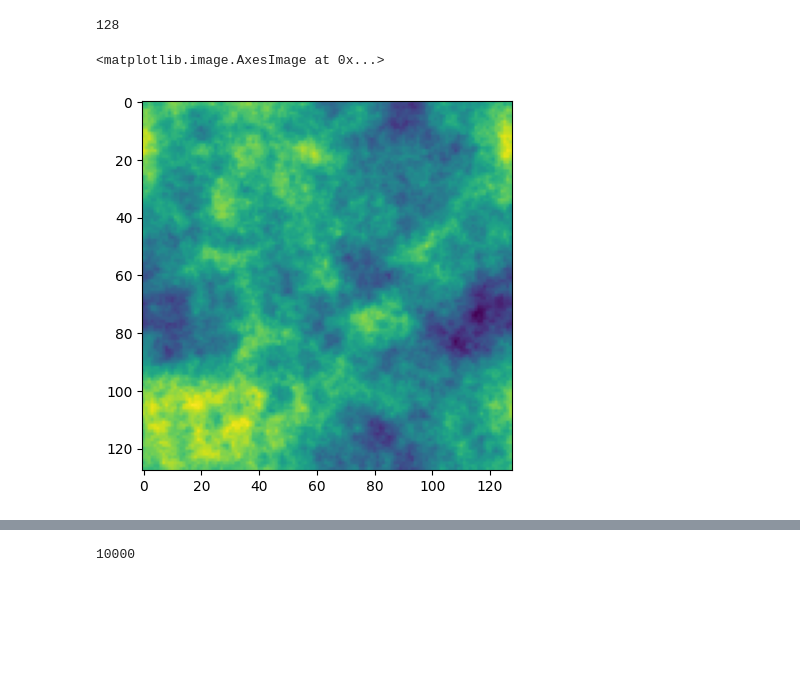
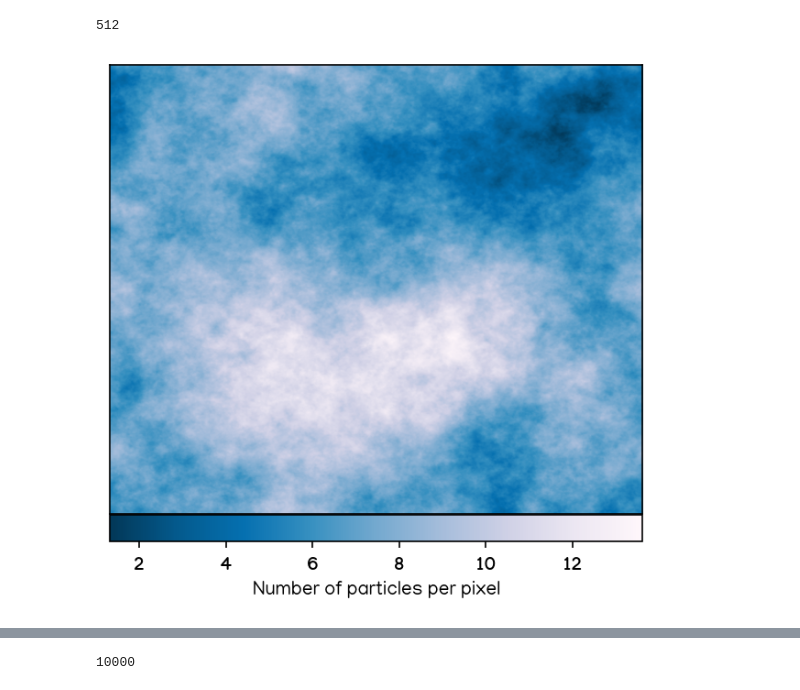
Before and after one commit to oscarmonllor99/cosmokdtree, a Jupyter notebook: benchmark/examples/generate_inhomogeneous_distribution.ipynb, the cells around one changed output, grey strips where cells are left out. Cells and saved outputs as stored; diff of their text form; code cells hidden in the pictures; blank space fills up the shorter version.

```diff
--- a/benchmark/examples/generate_inhomogeneous_distribution.ipynb
+++ b/benchmark/examples/generate_inhomogeneous_distribution.ipynb
@@ -6,6 +10,6 @@ from scipy.optimize import bisect
 # %%
-L = 1.0
-Npart = 1e7
+L = 100.0
+Npart = 1e9
 nx = 2**(int(round(np.log2(Npart**(1/3))))-1)
 dx = L/nx
 xvec = np.linspace(0+dx/2, L-dx/2, nx)
@@ -27,12 +31,20 @@ densi -= densi.min()
 densi /= densi.sum()
 densi *= Npart
 # %% [output]
-128
+512
-# %%
-plt.imshow(densi[:, :, int(nx/2)].T, cmap='viridis')
-# %% [output]
-<matplotlib.image.AxesImage at 0x...>
-[figure, removed]
+# %%
+fig, ax = plt.subplots(figsize=(5,5), dpi = 150,)
+ax.imshow(densi[:, :, int(nx/2)].T, cmap='PuBu_r', interpolation = 'gaussian', aspect='auto', origin='lower',)
+#hide ticks
+ax.set_xticks([])
+ax.set_yticks([])
+#Colorbar attached to the bottom
+cbar = fig.colorbar(ax.images[0], ax=ax, orientation='horizontal', pad=0.002, )
+cbar.set_label('Number of particles per pixel')
+cbar.ax.xaxis.set_label_position('bottom')
+plt.savefig('inhomo_dist.pdf', dpi=200, bbox_inches='tight', pad_inches=0.1)
+# %% [output]
+[figure, added]
 # %%
 def get_thr(thr, densi, Npart):
     return (densi/thr).astype(int).sum() - Npart
```
Also changed, not shown: parts of 9 cells of this notebook, 6 other files.
